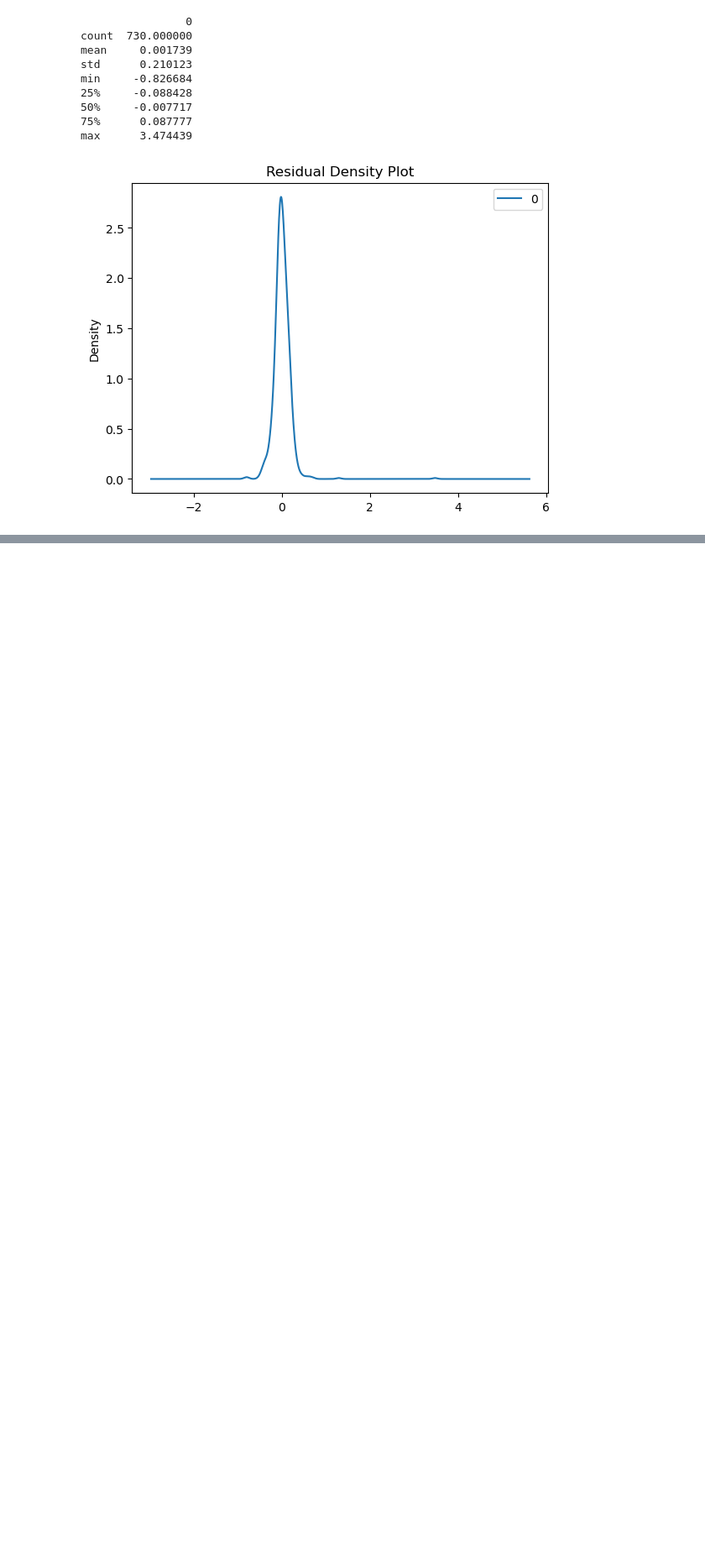
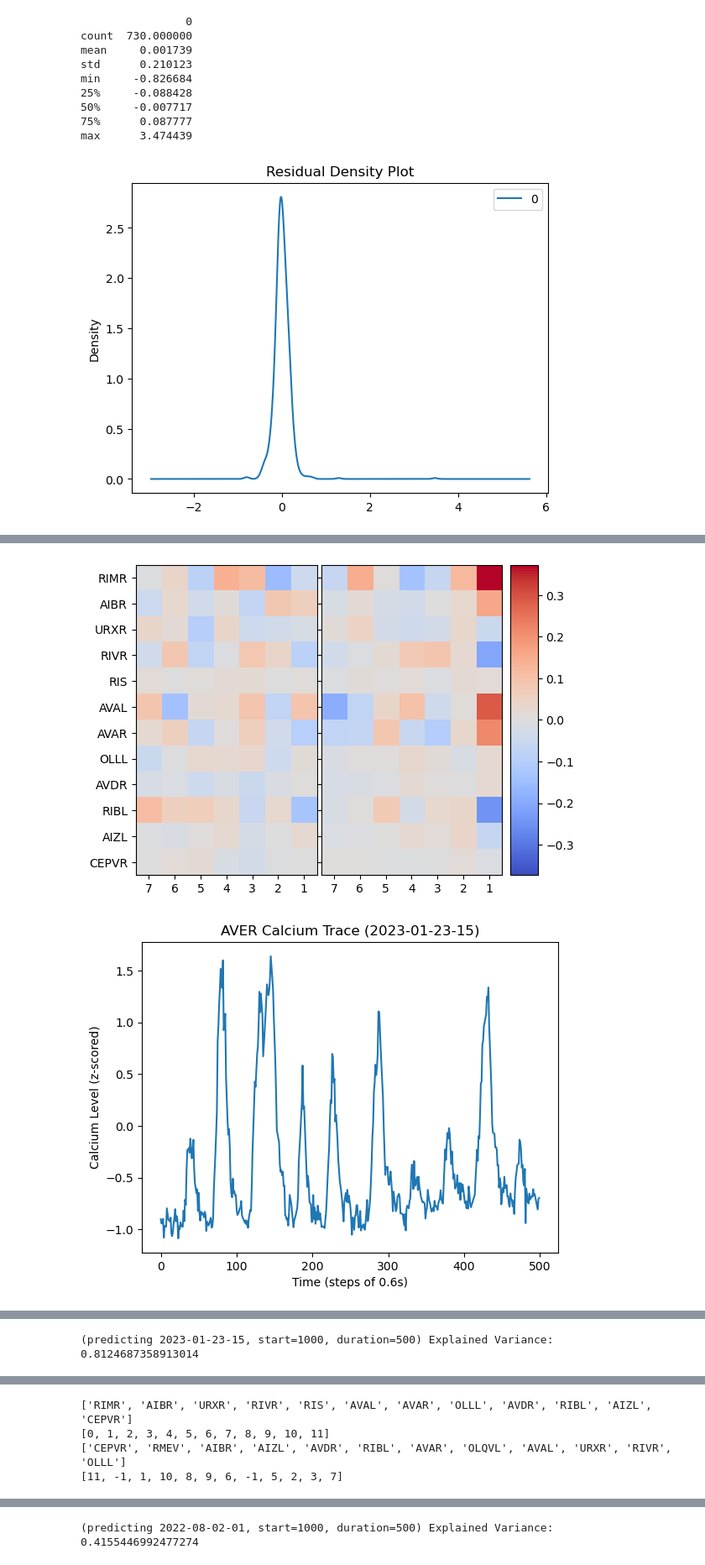
Before and after one commit to ironak/worms, a Jupyter notebook: model.ipynb, the cells around one changed output, grey strips where cells are left out. Shown at 84% size. Saved outputs shown, nothing was run; the diff lists cells and outputs as text; code cells hidden in the pictures; blank space fills up the shorter version.

```diff
--- a/model.ipynb
+++ b/model.ipynb
@@ -809,0 +1024,22 @@ TODO notes:
+# %%
+aver1 = Neuron('AVER', w_rr=7, w_sr=1, context=CONTEXT_1)
+aver2 = Neuron('AVER', w_rr=7, w_sr=1, context=CONTEXT_2)
+
+# aver1.fit(w_rr=7, w_sr=1, window_start=0, window_width=1000, plot=False)
+aver2.fit(w_rr=7, w_sr=1, window_start=0, window_width=1000, plot=False)
+
+# aver1.visualize_c()
+aver2.visualize_c()
+
+# CONTEXT_1.predict(aver1, 1000, 500)
+CONTEXT_2.predict(aver2, 1000, 500)
+# aver1.visualize_c()
+aver2.visualize_c()
+
+# CONTEXT_2.predict(aver1, 1000, 500)
+CONTEXT_1.predict(aver2, 1000, 500)
+# aver1.visualize_c()
+aver2.visualize_c()
+# %% [output]
+[figure, added]
+[figure, added]
@@ -809,0 +1048 @@ TODO notes:
+(predicting 2023-01-23-15, start=1000, duration=500) Explained Variance: 0.8124687358913014
@@ -809,0 +1050,4 @@ TODO notes:
+['RIMR', 'AIBR', 'URXR', 'RIVR', 'RIS', 'AVAL', 'AVAR', 'OLLL', 'AVDR', 'RIBL', 'AIZL', 'CEPVR']
+[0, 1, 2, 3, 4, 5, 6, 7, 8, 9, 10, 11]
+['CEPVR', 'RMEV', 'AIBR', 'AIZL', 'AVDR', 'RIBL', 'AVAR', 'OLQVL', 'AVAL', 'URXR', 'RIVR', 'OLLL']
+[11, -1, 1, 10, 8, 9, 6, -1, 5, 2, 3, 7]
@@ -809,0 +1057 @@ TODO notes:
+(predicting 2022-08-02-01, start=1000, duration=500) Explained Variance: 0.4155446992477274
```
Also changed, not shown: parts of 22 cells of this notebook, 3 other files.
